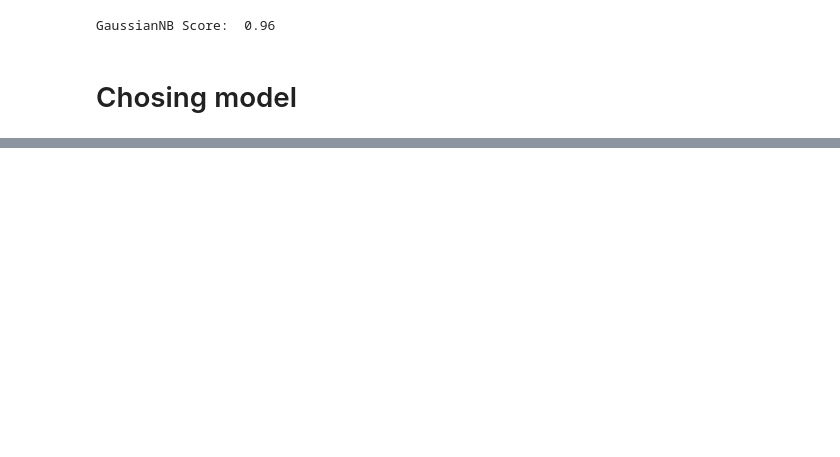
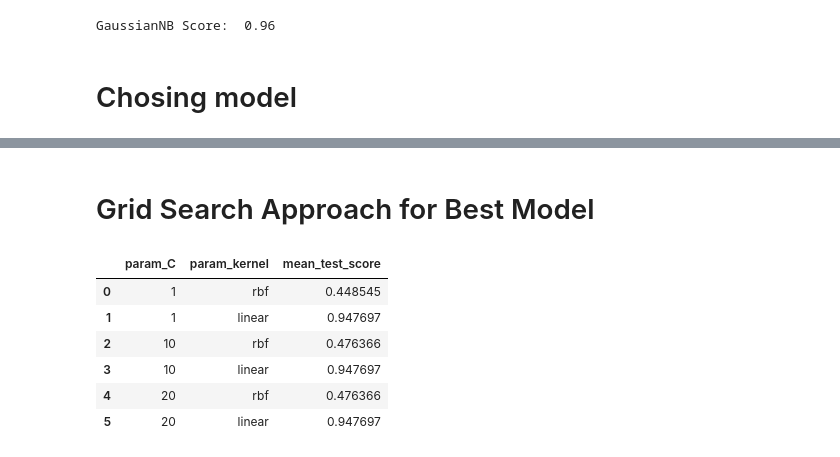
Before and after one commit to JatinderMalhi/machinelearning, a Jupyter notebook: machineLearning.ipynb, the cells around one changed output, grey strips where cells are left out. Drawn from its saved outputs; the diff is of its cells as text; code cells hidden in the pictures; blank space fills up the shorter version.

```diff
--- a/machineLearning.ipynb
+++ b/machineLearning.ipynb
@@ -945,0 +987,20 @@ GaussianNB Score:  0.96
+# %% [markdown]
+# Grid Search Approach for Best  Model
+# %%
+from sklearn.model_selection import GridSearchCV
+from sklearn import svm
+clf = GridSearchCV(svm.SVC(gamma='auto'), {
+    'C': [1, 10, 20],
+    'kernel': ['rbf', 'linear']
+}, cv=5, return_train_score=False)
+clf.fit(digits.data, digits.target)
+df = pd.DataFrame(clf.cv_results_)
+df[['param_C', 'param_kernel', 'mean_test_score']]
+# %% [output]
+|  | param_C | param_kernel | mean_test_score |
+| 0 | 1 | rbf | 0.448545 |
+| 1 | 1 | linear | 0.947697 |
+| 2 | 10 | rbf | 0.476366 |
+| 3 | 10 | linear | 0.947697 |
+| 4 | 20 | rbf | 0.476366 |
+| 5 | 20 | linear | 0.947697 |
```
Also changed, not shown: parts of 18 cells of this notebook.
